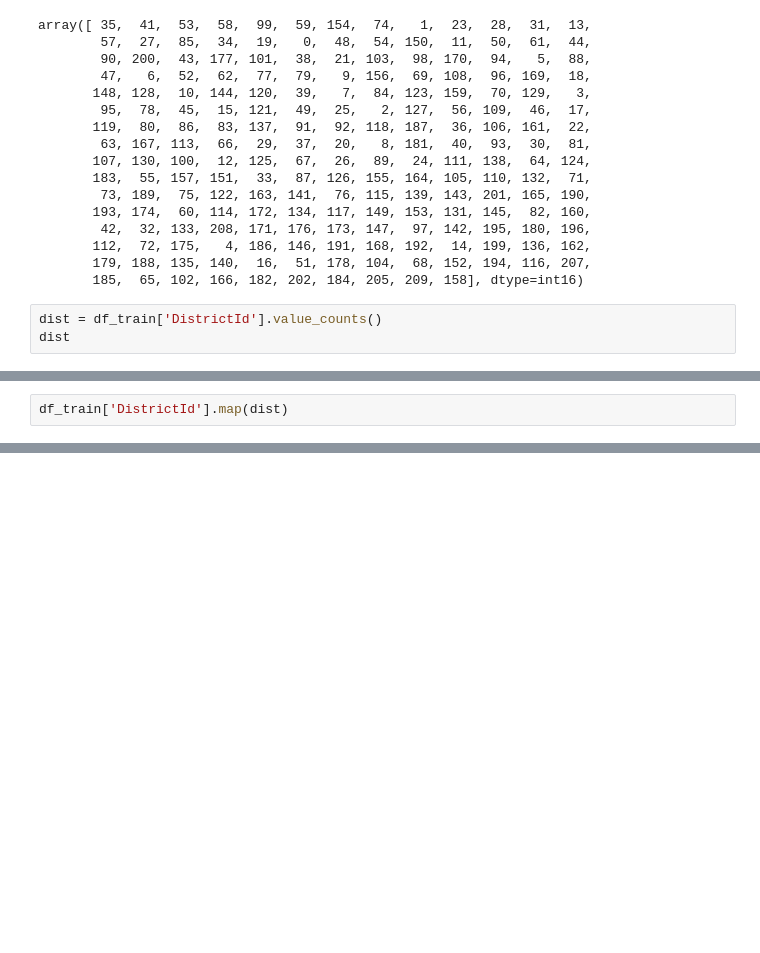
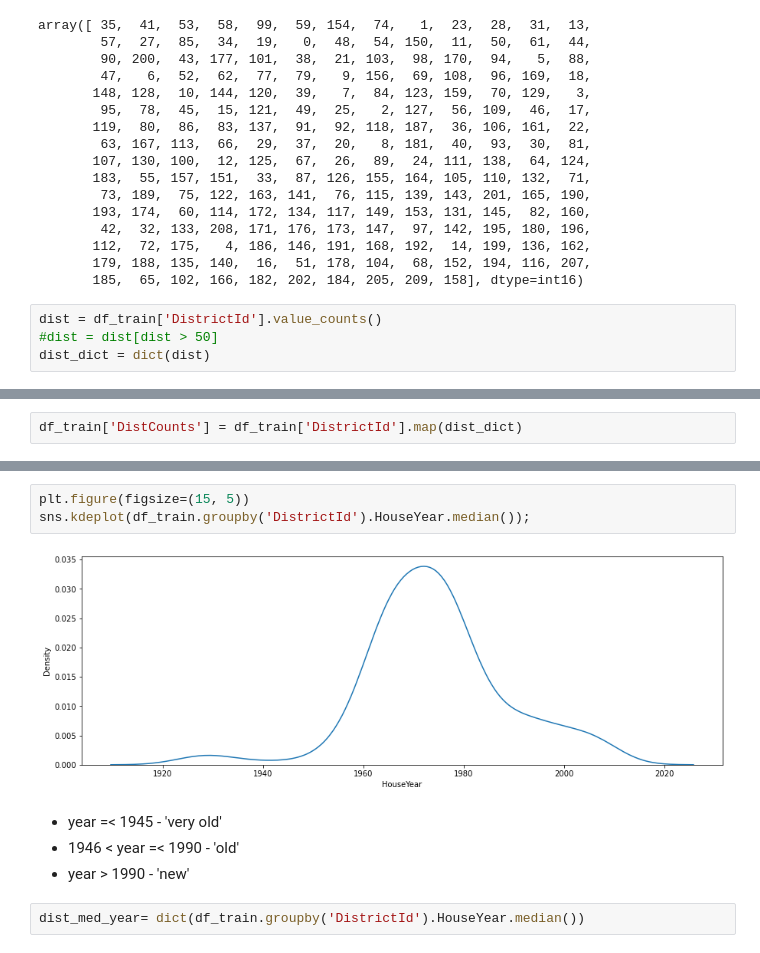
Before and after one commit to zhr9k/libs-for-data-science, a Jupyter notebook: kursach.ipynb, the cells around one changed output, grey strips where cells are left out. Cells and saved outputs as stored; diff of their text form; blank space fills up the shorter version.

```diff
--- a/kursach.ipynb
+++ b/kursach.ipynb
@@ -675,4 +685,5 @@ array([ 35,  41,  53,  58,  99,  59, 154,  74,   1,  23,  28,  31,  13,
        185,  65, 102, 166, 182, 202, 184, 205, 209, 158], dtype=int16)
 # %%
 dist = df_train['DistrictId'].value_counts()
-dist
+#dist = dist[dist > 50]
+dist_dict = dict(dist)
@@ -695,2 +690,2 @@ dist = dict(dist)
 # %%
-df_train['DistrictId'].map(dist)
+df_train['DistCounts'] = df_train['DistrictId'].map(dist_dict)
@@ -712,0 +706,11 @@ Name: DistrictId, Length: 10000, dtype: float64
+# %%
+plt.figure(figsize=(15, 5))
+sns.kdeplot(df_train.groupby('DistrictId').HouseYear.median());
+# %% [output]
+[figure, added]
+# %% [markdown]
+* year =< 1945 - 'very old'
+* 1946 < year =< 1990 - 'old'
+* year > 1990 - 'new'
+# %%
+dist_med_year= dict(df_train.groupby('DistrictId').HouseYear.median())
```
Also changed, not shown: parts of 71 cells of this notebook.
